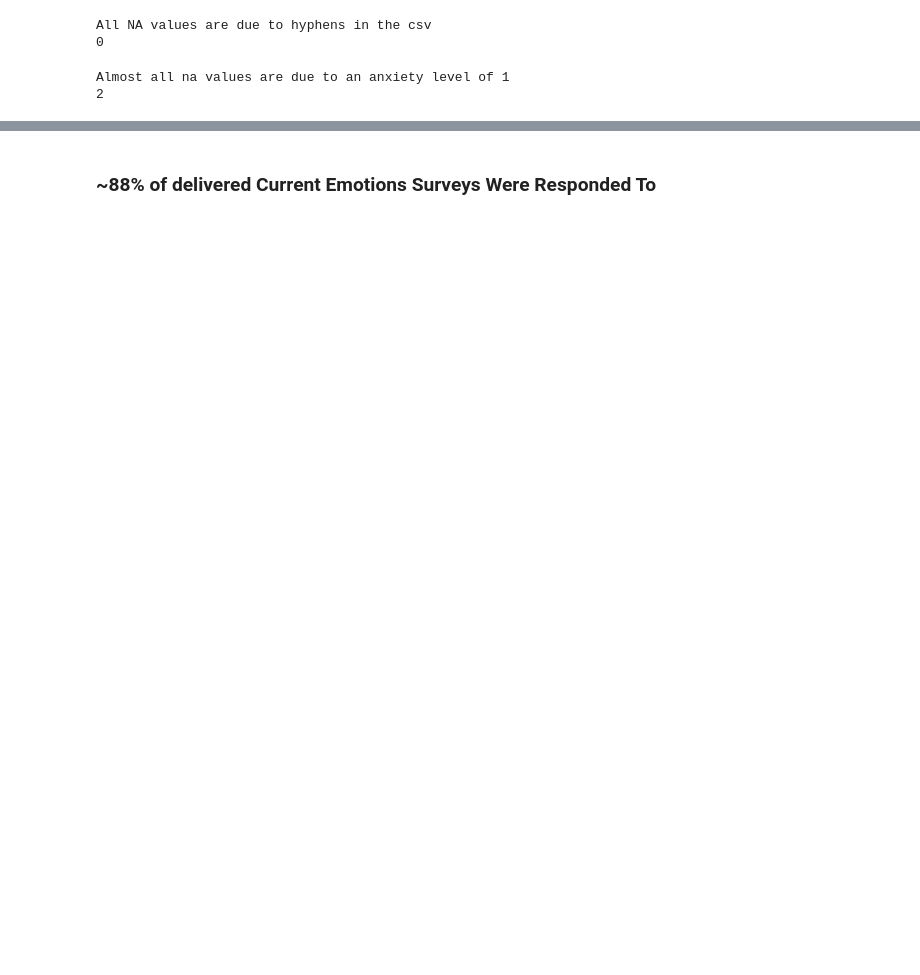
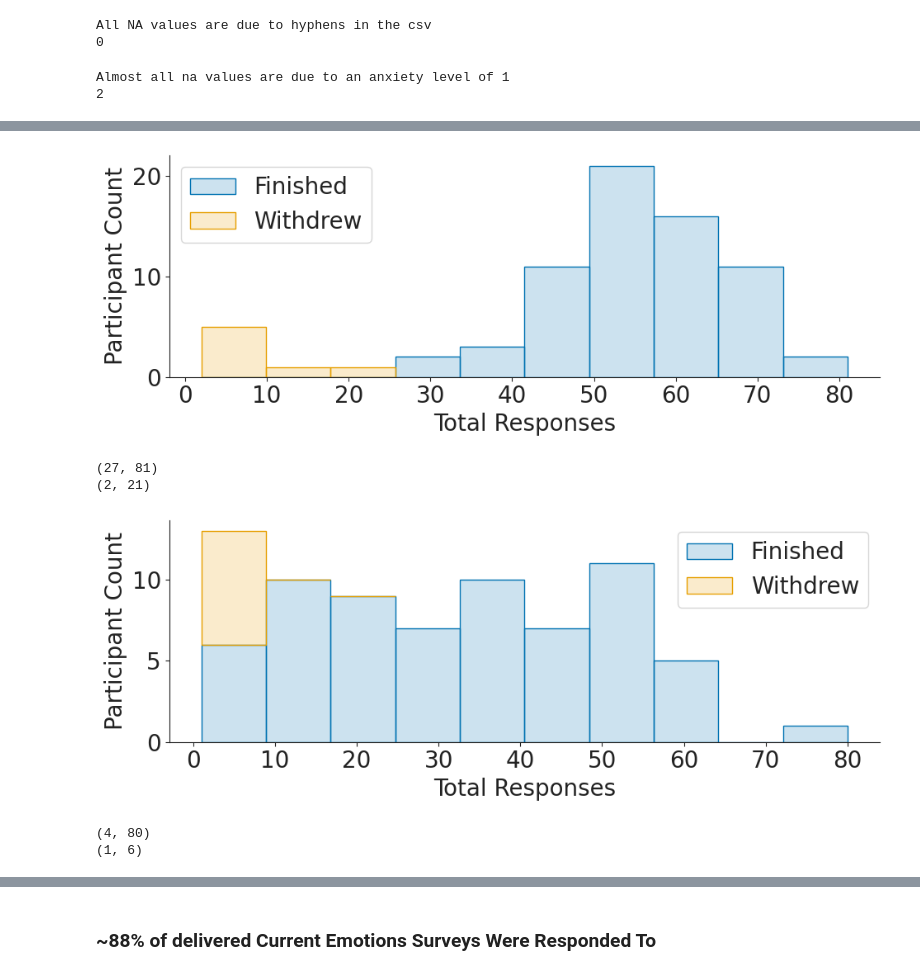
Before and after one commit to mrucker/diss, a Jupyter notebook: sapiens/notebooks/exploratory.ipynb, the cells around one changed output, grey strips where cells are left out. Drawn from its saved outputs; the diff is of its cells as text; code cells hidden in the pictures; blank space fills up the shorter version.

```diff
--- a/sapiens/notebooks/exploratory.ipynb
+++ b/sapiens/notebooks/exploratory.ipynb
@@ -120 +168,36 @@ array([0.81, 2.87])
+# %%
+def local(df,file):
+
+    withdrew = [425, 438, 459, 462, 478, 484, 487]
+
+    x1 = df[~df["ParticipantId"].isin(withdrew)].groupby("ParticipantId").size()
+    x2 = df[df["ParticipantId"].isin(withdrew)].groupby("ParticipantId").size()
+
+    plt.figure(figsize=(10,4))
+    _,_,e = plt.hist([x1,x2], color=[c1+"33",c2+"33"], label=['Finished','Withdrew'], stacked=True, bins=10)
+
+    for p in e[0].patches: p.set_edgecolor(c1) #type: ignore
+    for p in e[1].patches[:3]: p.set_edgecolor(c2) #type: ignore
+
+    ax = plt.gca()
+    ax.set_ylabel("Participant Count")
+    ax.set_xlabel("Total Responses")
+    plt.legend()
+    plt.tight_layout()
+
+    plt.savefig(f'../figs/{file}',format='pdf', bbox_inches="tight")
+    plt.show()
+
+    print((x1.min(),x1.max()))
+    print((x2.min(),x2.max()))
+    return x2
+local(emotions_df[~emotions_df["SubmissionTimestampUtc"].isna()],"response_count_hist.pdf")
+x2 = local(emotions_df[(~emotions_df["SubmissionTimestampUtc"].isna()) & (emotions_df["State Anxiety"] != 1)],"response_count_hist_sans1.pdf")
+# %% [output]
+[figure, added]
+(27, 81)
+(2, 21)
+[figure, added]
+(4, 80)
+(1, 6)
 # %%
```
Also changed, not shown: parts of 41 cells of this notebook, 2 other files.
